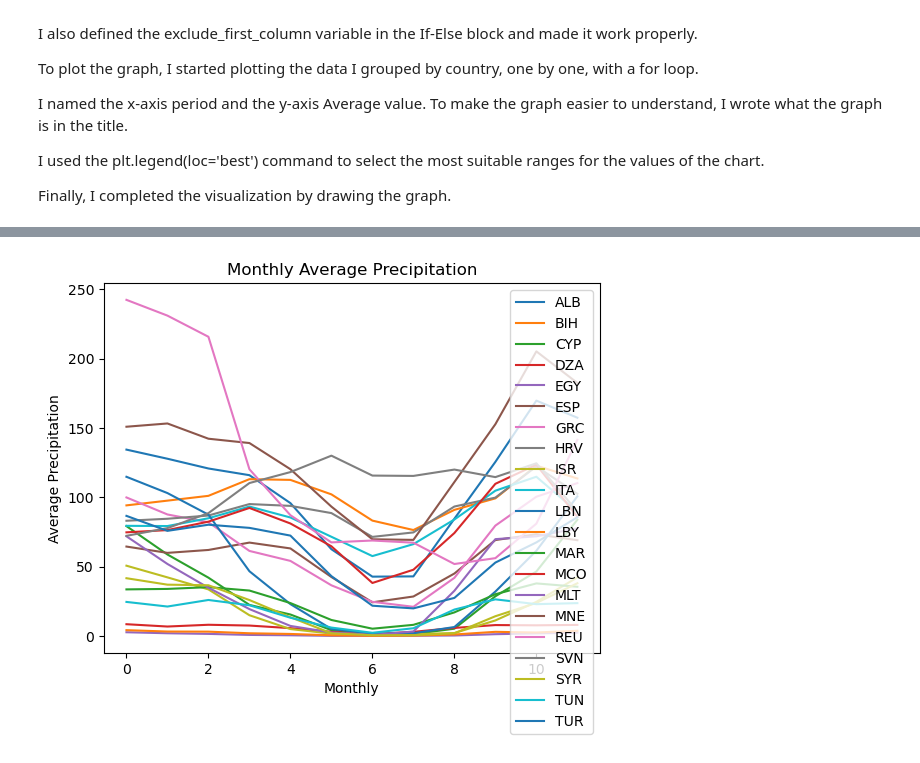
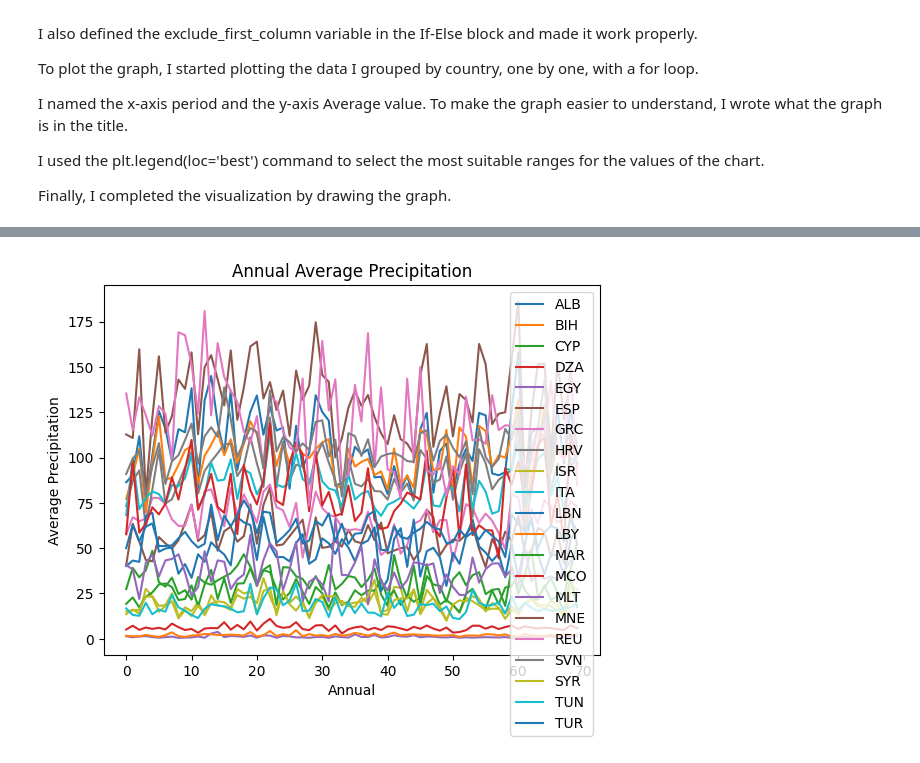
Before and after one commit to askiny/Average-Temperature-and-Precipitation-Review, a Jupyter notebook: Climate Data Examination.ipynb, the cells around one changed output, grey strips where cells are left out. Cells and saved outputs as stored; diff of their text form; code cells hidden in the pictures.

```diff
--- a/Climate Data Examination.ipynb
+++ b/Climate Data Examination.ipynb
@@ -221,7 +221,7 @@ visualize_averages(MAPR, "Precipitation", "Monthly")
 # %%
-visualize_averages(MAPR, "Precipitation", "Annual")
+visualize_averages(YAPR, "Precipitation", "Annual")
 # %% [output]
-[figure, old version]
+[figure, new version]
 # %%
 visualize_averages(YAST, "Surface Temperature", "Annual")
 # %% [output]
```
Also changed, not shown: parts of 3 cells of this notebook.
